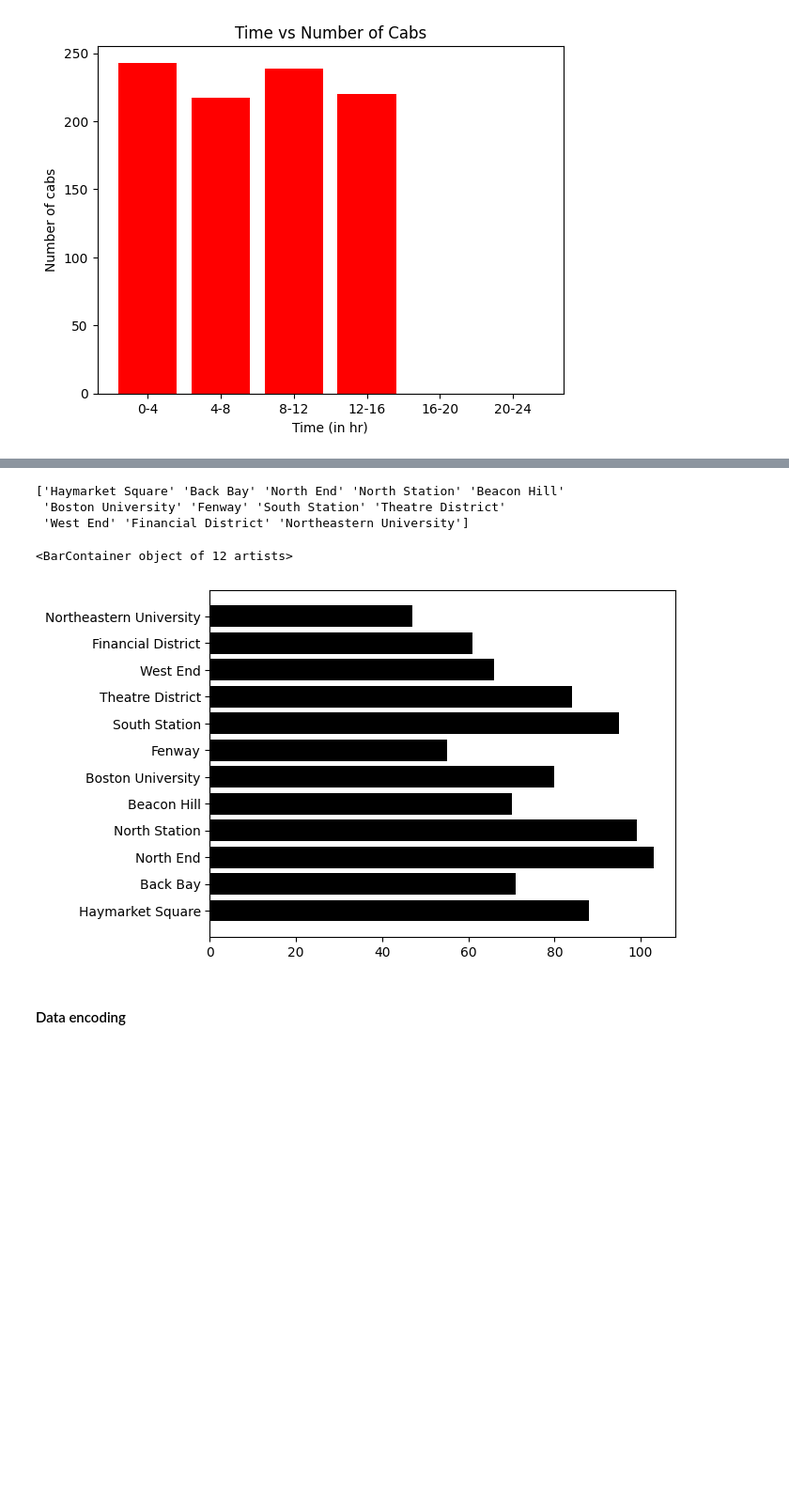
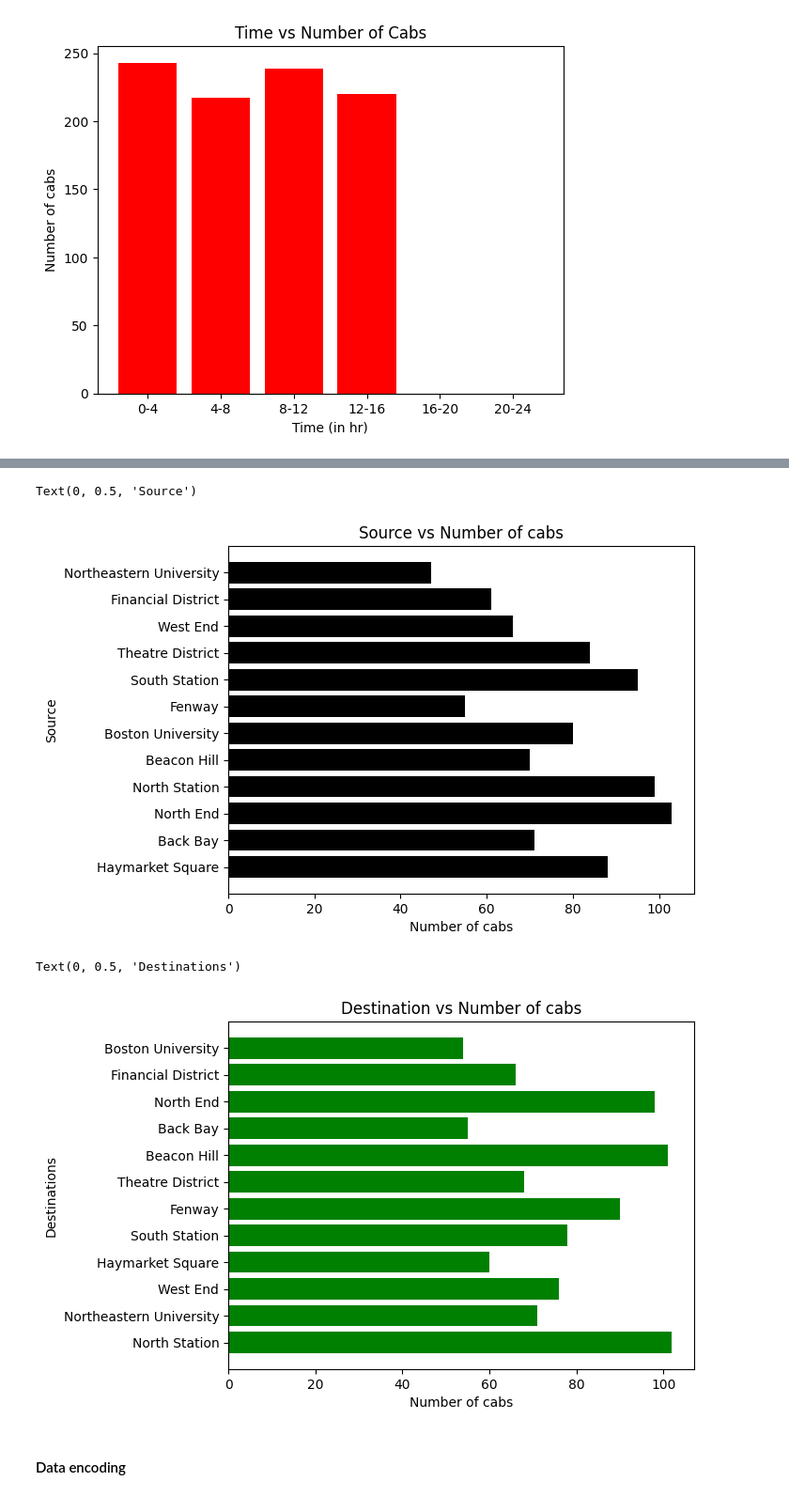
Before and after one commit to itsHarinderjit/Cab-Data-Analysis, a Jupyter notebook: Harinderjit_102017151.ipynb, the cells around one changed output, grey strips where cells are left out. Shown: that part at 94% size. Drawn from its saved outputs; the diff is of its cells as text; code cells hidden in the pictures; blank space fills up the shorter version.

```diff
--- a/Harinderjit_102017151.ipynb
+++ b/Harinderjit_102017151.ipynb
@@ -194,17 +213,29 @@ plt.barh(lst,avg_price,color = "green")
 # %%
 ## source vs number of cabs
 lst = df['source'].unique()
-print(lst)
 Dist = {}
 for data in lst :
     Dist[data] = len(df[df.source == data])
 plt.barh(list(Dist.keys()),Dist.values(),color = "black")
+plt.title("Source vs Number of cabs")
+plt.xlabel("Number of cabs")
+plt.ylabel("Source")
 # %% [output]
-['Haymarket Square' 'Back Bay' 'North End' 'North Station' 'Beacon Hill'
- 'Boston University' 'Fenway' 'South Station' 'Theatre District'
- 'West End' 'Financial District' 'Northeastern University']
+Text(0, 0.5, 'Source')
-<BarContainer object of 12 artists>
-[figure, old version]
+[figure, new version]
+# %%
+## destinations vs number of cabs
+lst = df['destination'].unique()
+Dist = {}
+for data in lst :
+    Dist[data] = len(df[df.destination == data])
+plt.barh(list(Dist.keys()),Dist.values(),color = "green")
+plt.title("Destination vs Number of cabs")
+plt.xlabel("Number of cabs")
+plt.ylabel("Destinations")
+# %% [output]
+Text(0, 0.5, 'Destinations')
+[figure, added]
 # %% [markdown]
 #### Data encoding
 # %%
```
Also changed, not shown: parts of 3 cells of this notebook.
